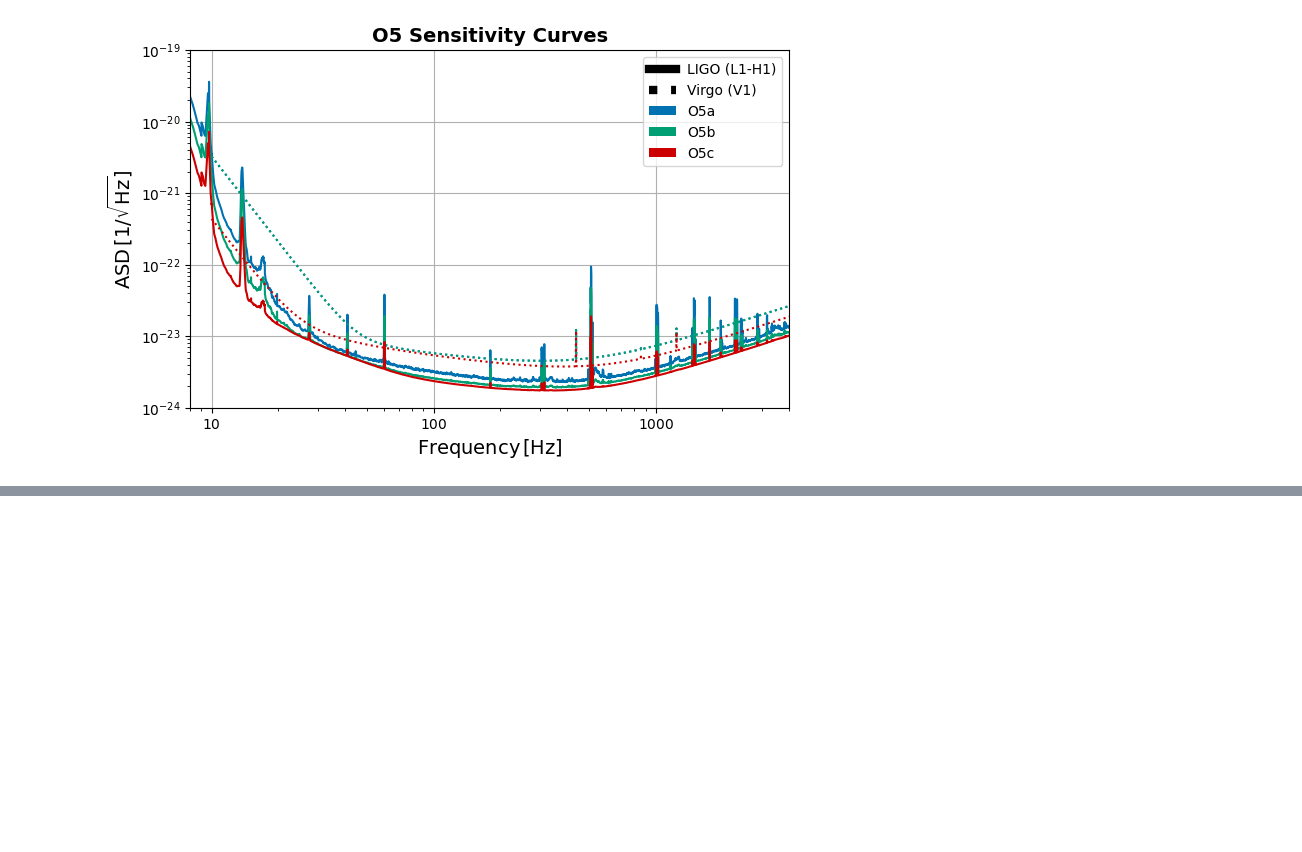
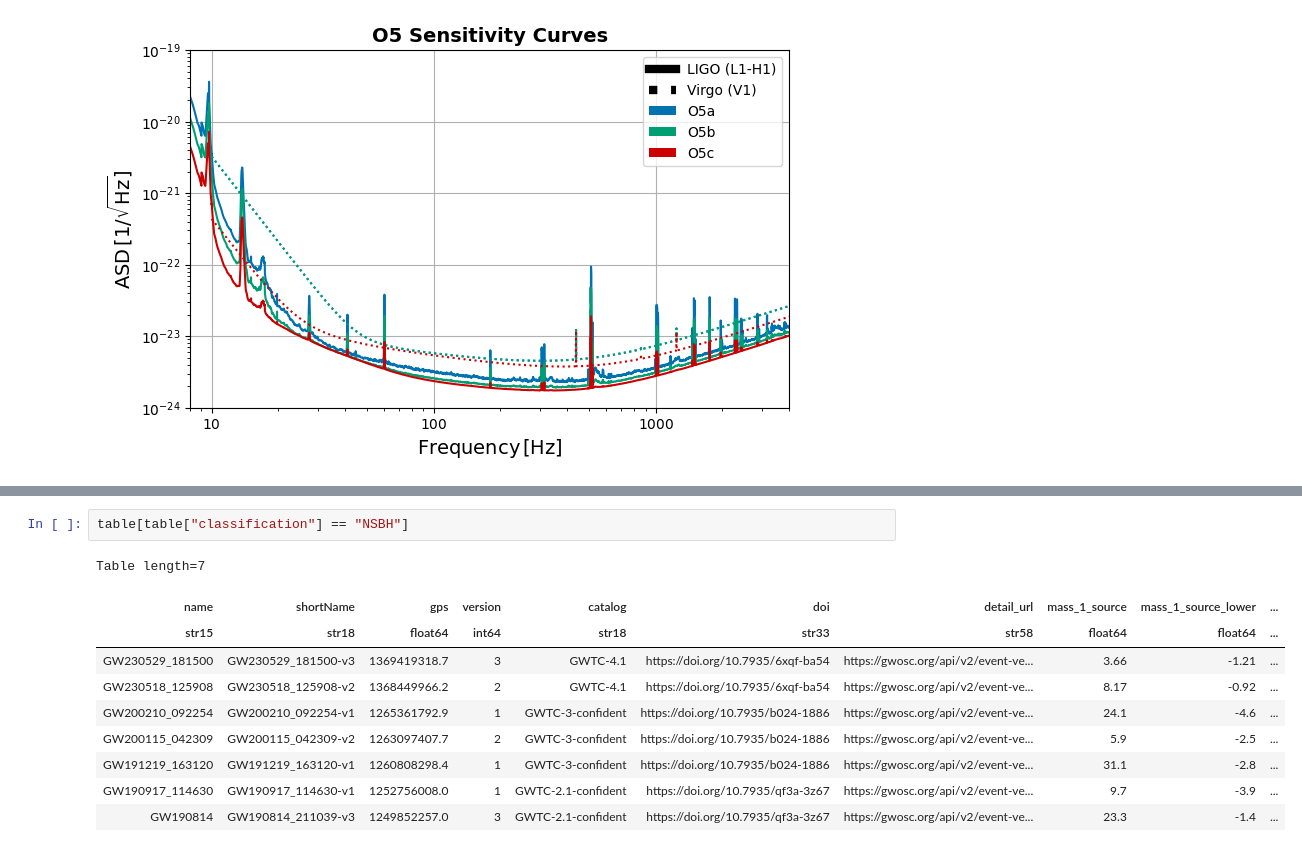
Before and after one commit to weizmannk/cbc-population-distributions, a Jupyter notebook: scripts/quick_start.ipynb, the cells around one changed output, grey strips where cells are left out. Cells and saved outputs as stored; diff of their text form; blank space fills up the shorter version.

```diff
--- a/scripts/quick_start.ipynb
+++ b/scripts/quick_start.ipynb
@@ -1513,0 +1622,13 @@ calculator.plot_sensitivity_curves(
+# %%
+table[table["classification"] == "NSBH"]
+# %% [output]
+Table length=7
+| name | shortName | gps | version | catalog | doi | detail_url | mass_1_source | mass_1_source_lower | ... |
+| str15 | str18 | float64 | int64 | str18 | str33 | str58 | float64 | float64 | ... |
+| GW230529_181500 | GW230529_181500-v3 | 1369419318.7 | 3 | GWTC-4.1 | https://doi.org/10.7935/6xqf-ba54 | https://gwosc.org/api/v2/event-ve... | 3.66 | -1.21 | ... |
+| GW230518_125908 | GW230518_125908-v2 | 1368449966.2 | 2 | GWTC-4.1 | https://doi.org/10.7935/6xqf-ba54 | https://gwosc.org/api/v2/event-ve... | 8.17 | -0.92 | ... |
+| GW200210_092254 | GW200210_092254-v1 | 1265361792.9 | 1 | GWTC-3-confident | https://doi.org/10.7935/b024-1886 | https://gwosc.org/api/v2/event-ve... | 24.1 | -4.6 | ... |
+| GW200115_042309 | GW200115_042309-v2 | 1263097407.7 | 2 | GWTC-3-confident | https://doi.org/10.7935/b024-1886 | https://gwosc.org/api/v2/event-ve... | 5.9 | -2.5 | ... |
+| GW191219_163120 | GW191219_163120-v1 | 1260808298.4 | 1 | GWTC-3-confident | https://doi.org/10.7935/b024-1886 | https://gwosc.org/api/v2/event-ve... | 31.1 | -2.8 | ... |
+| GW190917_114630 | GW190917_114630-v1 | 1252756008.0 | 1 | GWTC-2.1-confident | https://doi.org/10.7935/qf3a-3z67 | https://gwosc.org/api/v2/event-ve... | 9.7 | -3.9 | ... |
+| GW190814 | GW190814_211039-v3 | 1249852257.0 | 3 | GWTC-2.1-confident | https://doi.org/10.7935/qf3a-3z67 | https://gwosc.org/api/v2/event-ve... | 23.3 | -1.4 | ... |
```
Also changed, not shown: parts of 11 cells of this notebook, 10 other files.
